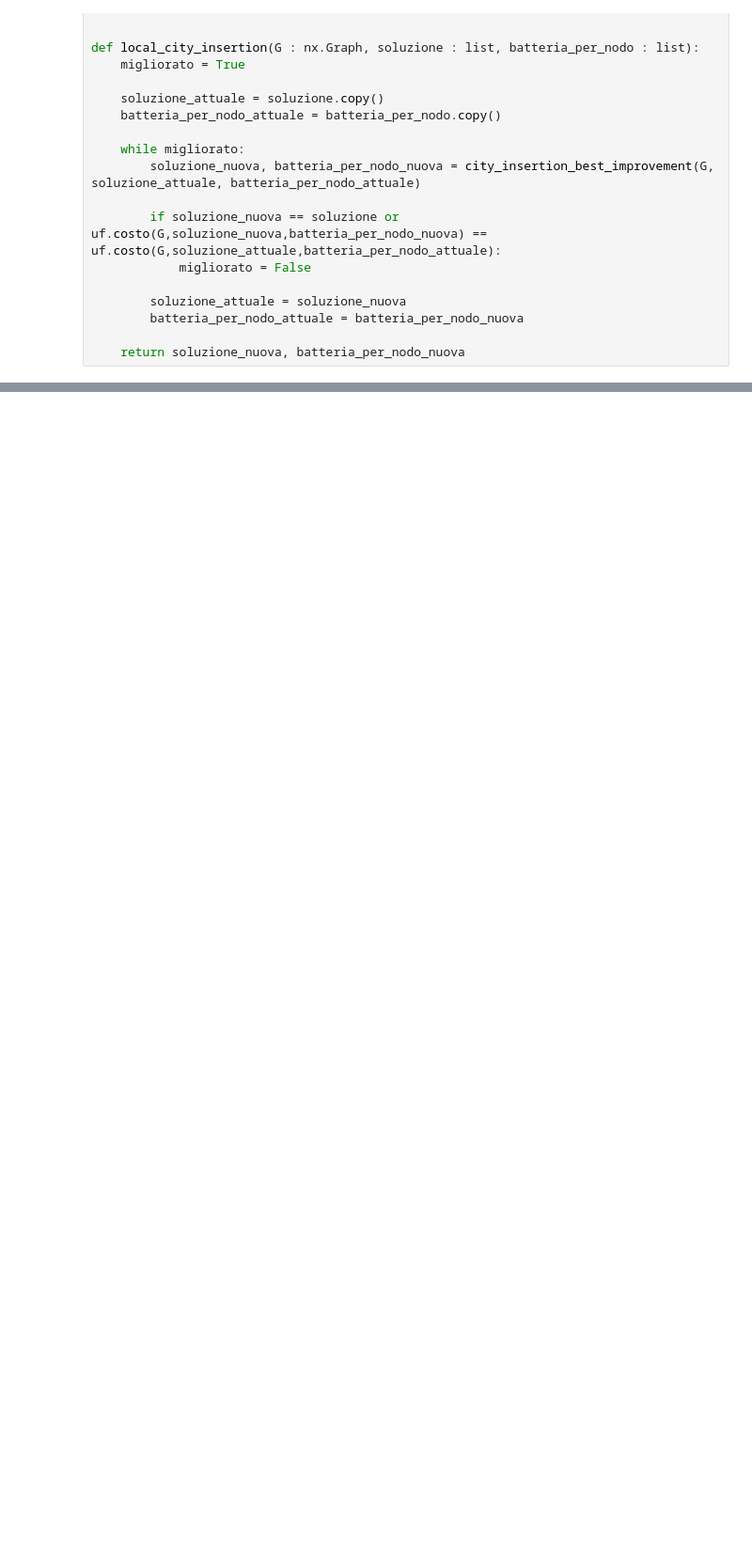
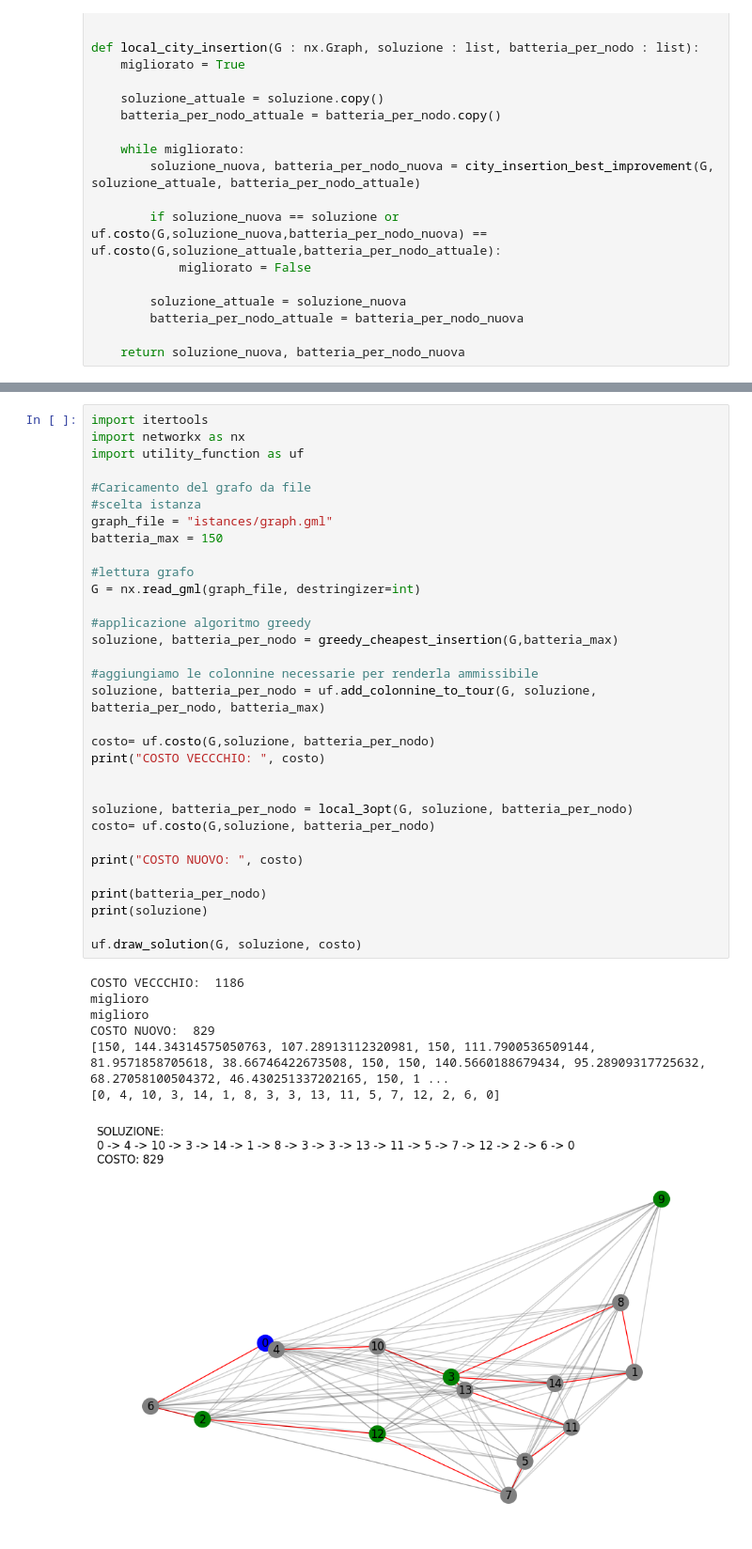
Before and after one commit to LorenzoColombi/G-TSP, a Jupyter notebook: GTSP.ipynb, the cells around one changed output, grey strips where cells are left out. Shown at 94% size. Drawn from its saved outputs; the diff is of its cells as text; blank space fills up the shorter version.

```diff
--- a/GTSP.ipynb
+++ b/GTSP.ipynb
@@ -716,0 +803,40 @@ def local_city_insertion(G : nx.Graph, soluzione : list, batteria_per_nodo : lis
+# %%
+import itertools
+import networkx as nx
+import utility_function as uf
+
+#Caricamento del grafo da file
+#scelta istanza
+graph_file = "istances/graph.gml"
+batteria_max = 150
+
+#lettura grafo
+G = nx.read_gml(graph_file, destringizer=int)
+
+#applicazione algoritmo greedy
+soluzione, batteria_per_nodo = greedy_cheapest_insertion(G,batteria_max)
+
+#aggiungiamo le colonnine necessarie per renderla ammissibile
+soluzione, batteria_per_nodo = uf.add_colonnine_to_tour(G, soluzione, batteria_per_nodo, batteria_max)
+
+costo= uf.costo(G,soluzione, batteria_per_nodo)
+print("COSTO VECCCHIO: ", costo)
+
+
+soluzione, batteria_per_nodo = local_3opt(G, soluzione, batteria_per_nodo)
+costo= uf.costo(G,soluzione, batteria_per_nodo)
+
+print("COSTO NUOVO: ", costo)
+
+print(batteria_per_nodo)
+print(soluzione)
+
+uf.draw_solution(G, soluzione, costo)
+# %% [output]
+COSTO VECCCHIO:  1186
+miglioro
+miglioro
+COSTO NUOVO:  829
+[150, 144.34314575050763, 107.28913112320981, 150, 111.7900536509144, 81.9571858705618, 38.66746422673508, 150, 150, 140.5660188679434, 95.28909317725632, 68.27058100504372, 46.430251337202165, 150, 1 ...
+[0, 4, 10, 3, 14, 1, 8, 3, 3, 13, 11, 5, 7, 12, 2, 6, 0]
+[figure, added]
```
Also changed, not shown: parts of 3 cells of this notebook, 1 other file.
